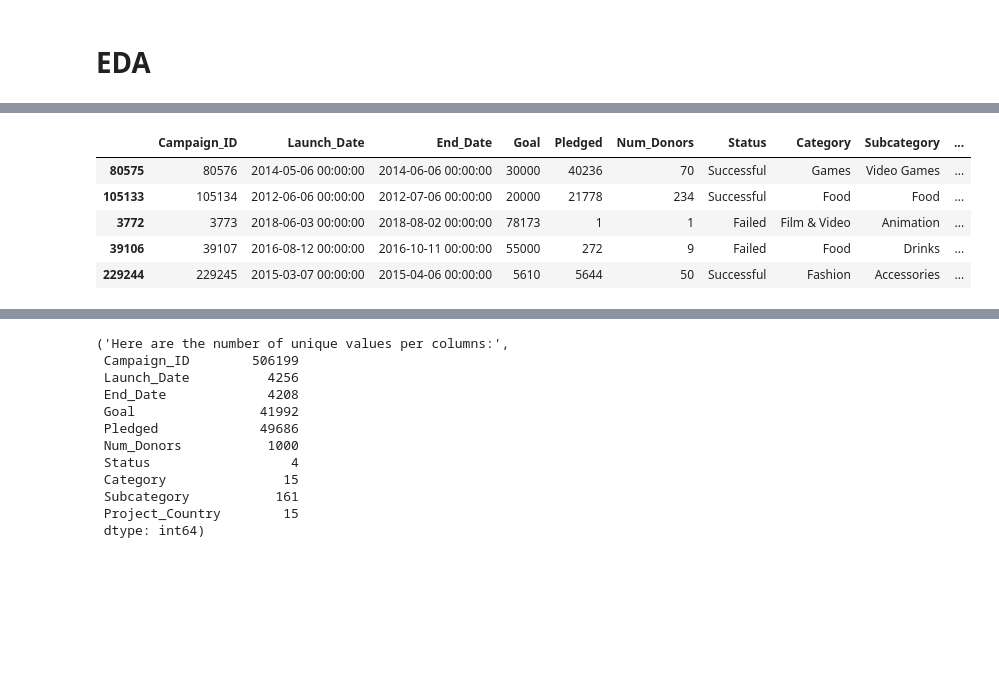
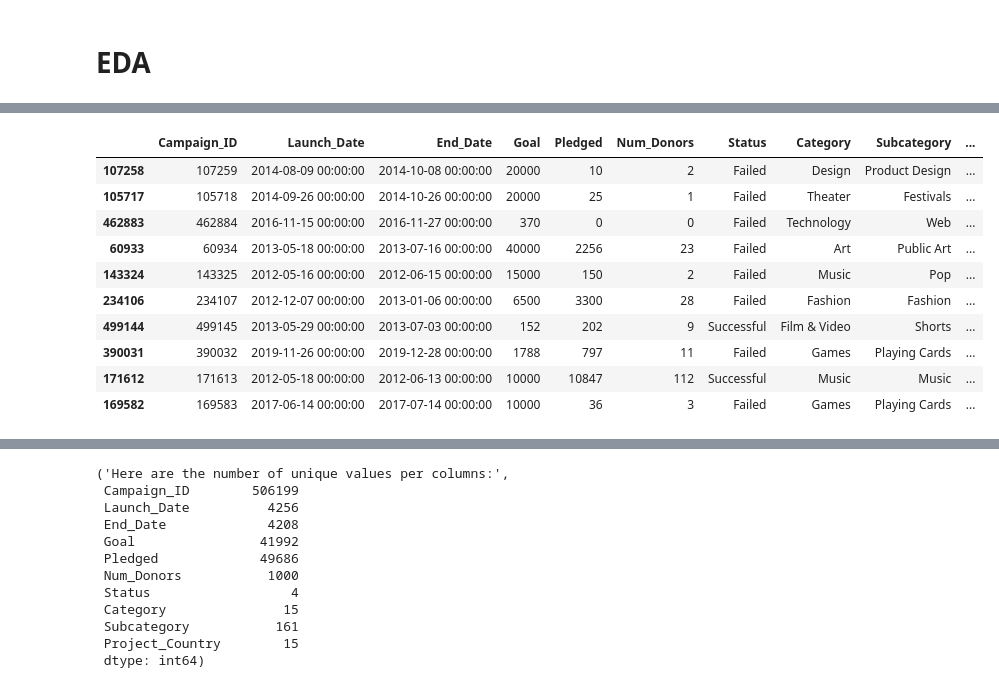
Before and after one commit to SBangarh/Kickstarter_Analysis, a Jupyter notebook: exploratory_analysis.ipynb, the cells around one changed output, grey strips where cells are left out. Cells and saved outputs as stored; diff of their text form; code cells hidden in the pictures; blank space fills up the shorter version.

```diff
--- a/exploratory_analysis.ipynb
+++ b/exploratory_analysis.ipynb
@@ -187,12 +197,17 @@ check_nulls(data)
 # %%
 #View sample and see format
-df_sample(data, 5)
+data.sample(10)
 # %% [output]
 |  | Campaign_ID | Launch_Date | End_Date | Goal | Pledged | Num_Donors | Status | Category | Subcategory | ... |
-| 80575 | 80576 | 2014-05-06 00:00:00 | 2014-06-06 00:00:00 | 30000 | 40236 | 70 | Successful | Games | Video Games | ... |
-| 105133 | 105134 | 2012-06-06 00:00:00 | 2012-07-06 00:00:00 | 20000 | 21778 | 234 | Successful | Food | Food | ... |
-| 3772 | 3773 | 2018-06-03 00:00:00 | 2018-08-02 00:00:00 | 78173 | 1 | 1 | Failed | Film & Video | Animation | ... |
-| 39106 | 39107 | 2016-08-12 00:00:00 | 2016-10-11 00:00:00 | 55000 | 272 | 9 | Failed | Food | Drinks | ... |
-| 229244 | 229245 | 2015-03-07 00:00:00 | 2015-04-06 00:00:00 | 5610 | 5644 | 50 | Successful | Fashion | Accessories | ... |
+| 107258 | 107259 | 2014-08-09 00:00:00 | 2014-10-08 00:00:00 | 20000 | 10 | 2 | Failed | Design | Product Design | ... |
+| 105717 | 105718 | 2014-09-26 00:00:00 | 2014-10-26 00:00:00 | 20000 | 25 | 1 | Failed | Theater | Festivals | ... |
+| 462883 | 462884 | 2016-11-15 00:00:00 | 2016-11-27 00:00:00 | 370 | 0 | 0 | Failed | Technology | Web | ... |
+| 60933 | 60934 | 2013-05-18 00:00:00 | 2013-07-16 00:00:00 | 40000 | 2256 | 23 | Failed | Art | Public Art | ... |
+| 143324 | 143325 | 2012-05-16 00:00:00 | 2012-06-15 00:00:00 | 15000 | 150 | 2 | Failed | Music | Pop | ... |
+| 234106 | 234107 | 2012-12-07 00:00:00 | 2013-01-06 00:00:00 | 6500 | 3300 | 28 | Failed | Fashion | Fashion | ... |
+| 499144 | 499145 | 2013-05-29 00:00:00 | 2013-07-03 00:00:00 | 152 | 202 | 9 | Successful | Film & Video | Shorts | ... |
+| 390031 | 390032 | 2019-11-26 00:00:00 | 2019-12-28 00:00:00 | 1788 | 797 | 11 | Failed | Games | Playing Cards | ... |
+| 171612 | 171613 | 2012-05-18 00:00:00 | 2012-06-13 00:00:00 | 10000 | 10847 | 112 | Successful | Music | Music | ... |
+| 169582 | 169583 | 2017-06-14 00:00:00 | 2017-07-14 00:00:00 | 10000 | 36 | 3 | Failed | Games | Playing Cards | ... |
 # %%
 #see Data types
```
Also changed, not shown: parts of 38 cells of this notebook.
